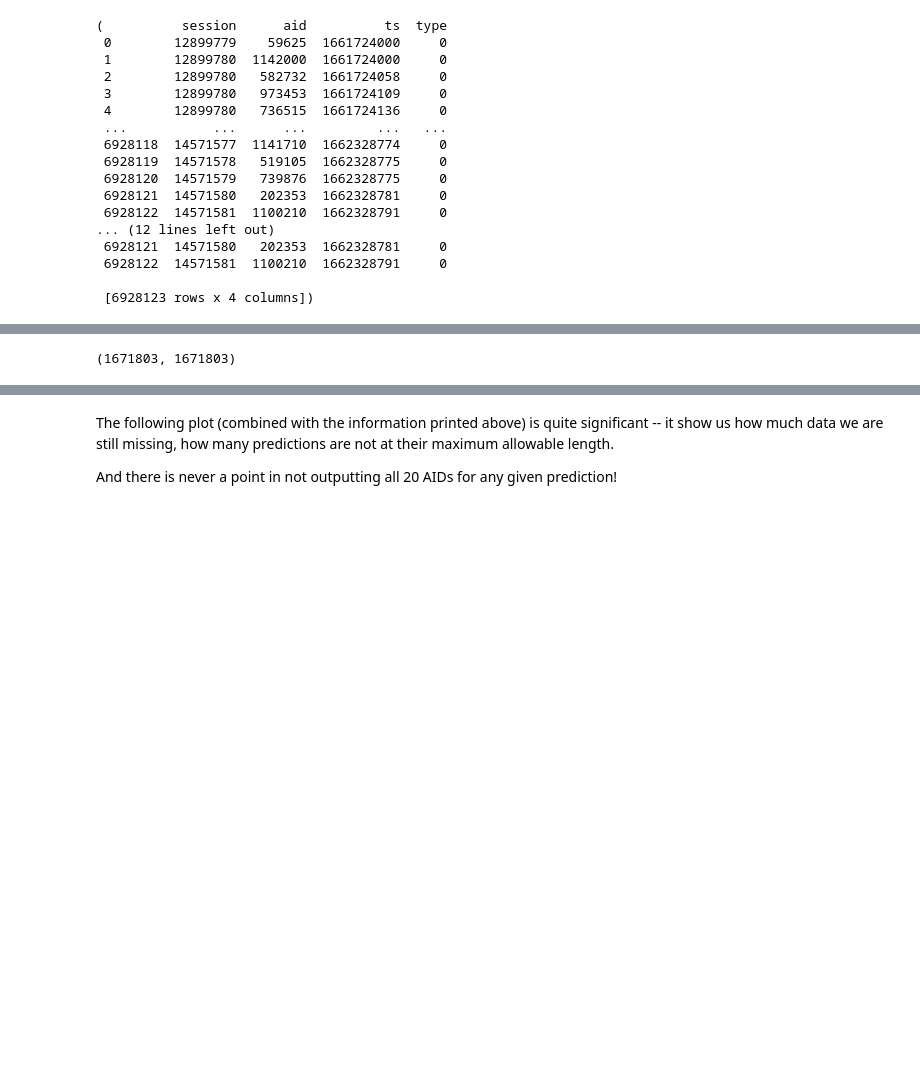
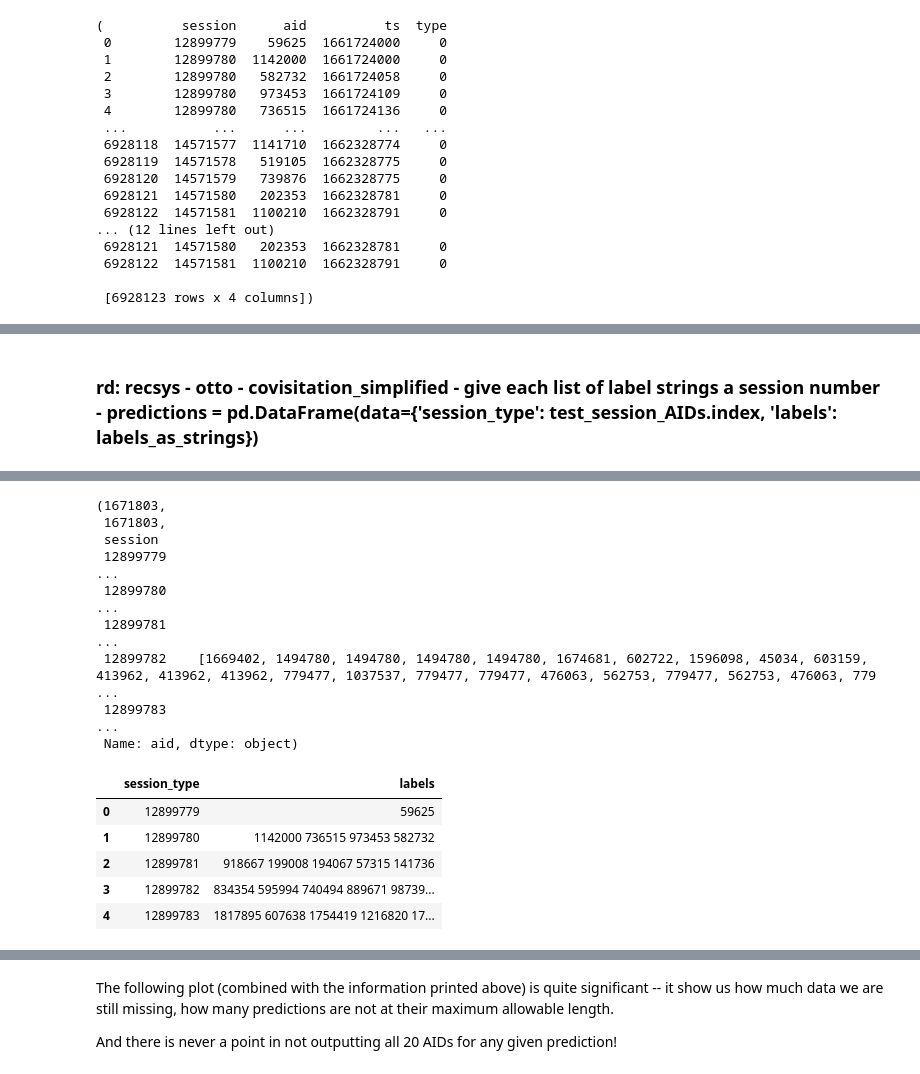
Before and after one commit to EmbraceLife/fastdebug, a Jupyter notebook: nbs/fastai_notebooks/fastai_kaggle_radek_covisitation_matrix_simplifed.ipynb, the cells around one changed output, grey strips where cells are left out. Cells and saved outputs as stored; diff of their text form; code cells hidden in the pictures; blank space fills up the shorter version.

```diff
--- a/nbs/fastai_notebooks/fastai_kaggle_radek_covisitation_matrix_simplifed.ipynb
+++ b/nbs/fastai_notebooks/fastai_kaggle_radek_covisitation_matrix_simplifed.ipynb
@@ -416,11 +954,19 @@ session_types = ['clicks', 'carts', 'orders']
 # %%
+labels = []
+
+no_data = 0
+no_data_all_aids = 0
+type_weight_multipliers = {0: 1, 1: 6, 2: 3}
+session_types = ['clicks', 'carts', 'orders']
 idx = 0
 for AIDs, types in zip(test_session_AIDs, test_session_types): #### for each session, get all of its aids and types
     if len(AIDs) >= 20:
         #### assign logspaced weight to each arcticle id under each session
-#         pp(doc_sig(np.logspace),len(AIDs), np.logspace(0.1,1,len(AIDs),base=2, endpoint=True), np.logspace(0.1,1,len(AIDs),base=2, endpoint=False))
+        pp(AIDs, len(AIDs), np.logspace(0.1,1,len(AIDs),base=2, endpoint=True), np.logspace(0.1,1,len(AIDs),base=2, endpoint=False))
         weights=np.logspace(0.1,1,len(AIDs),base=2, endpoint=True)-1
-#         pp(weights)
+        pp(weights)
+        pp(doc_sig(np.logspace))
+        break
 
         #### create a defaultdict to store weight for each id article under a session
         aids_temp=defaultdict(lambda: 0)
@@ -470,7 +1016,9 @@ for AIDs, types in zip(test_session_AIDs, test_session_types): #### for each ses
         #### use Counter to find the first 40 most common aid in candidate, and if they are not in AIDs then merge them into AIDs list
         AIDs += [AID for AID, cnt in Counter(candidates).most_common(40) if AID not in AIDs]
 
-        #### append the first 20 aids to labels
+        #### append the first 20 aids to labels;
+        #### also count how many times a test session have no aid in next_AIDs from training
+        #### count how many new other aids offerred by next_AIDs
         labels.append(AIDs[:20])
         if candidates == []: no_data += 1
         if AIDs_len_start == len(AIDs): no_data_all_aids += 1
@@ -659,6 +2004,9 @@ pp(labels[:2], labels_as_strings[:2])
 ([[59625], [1142000, 736515, 973453, 582732]],
  ['59625', '1142000 736515 973453 582732'])
+# %% [markdown]
+### rd: recsys - otto - covisitation_simplified - give each list of label strings a session number - predictions = pd.DataFrame(data={'session_type': test_session_AIDs.index, 'labels': labels_as_strings})
 # %%
-pp(len(test_session_AIDs.index), len(labels_as_strings))
+pp(len(test_session_AIDs.index), len(labels_as_strings), test_session_AIDs.head())
 predictions = pd.DataFrame(data={'session_type': test_session_AIDs.index, 'labels': labels_as_strings})
+predictions.head()
 # %% [output]
@@ -668 +2023,15 @@ predictions = pd.DataFrame(data={'session_type': test_session_AIDs.index, 'label
-(1671803, 1671803)
+(1671803,
+ 1671803,
+ session
+ 12899779                                                                                                                                                                                                ...
+ 12899780                                                                                                                                                                                                ...
+ 12899781                                                                                                                                                                                                ...
+ 12899782    [1669402, 1494780, 1494780, 1494780, 1494780, 1674681, 602722, 1596098, 45034, 603159, 413962, 413962, 413962, 779477, 1037537, 779477, 779477, 476063, 562753, 779477, 562753, 476063, 779 ...
+ 12899783                                                                                                                                                                                                ...
+ Name: aid, dtype: object)
+|  | session_type | labels |
+| 0 | 12899779 | 59625 |
+| 1 | 12899780 | 1142000 736515 973453 582732 |
+| 2 | 12899781 | 918667 199008 194067 57315 141736 |
+| 3 | 12899782 | 834354 595994 740494 889671 98739... |
+| 4 | 12899783 | 1817895 607638 1754419 1216820 17... |
```
Also changed, not shown: parts of 58 cells of this notebook, 56 other files.
